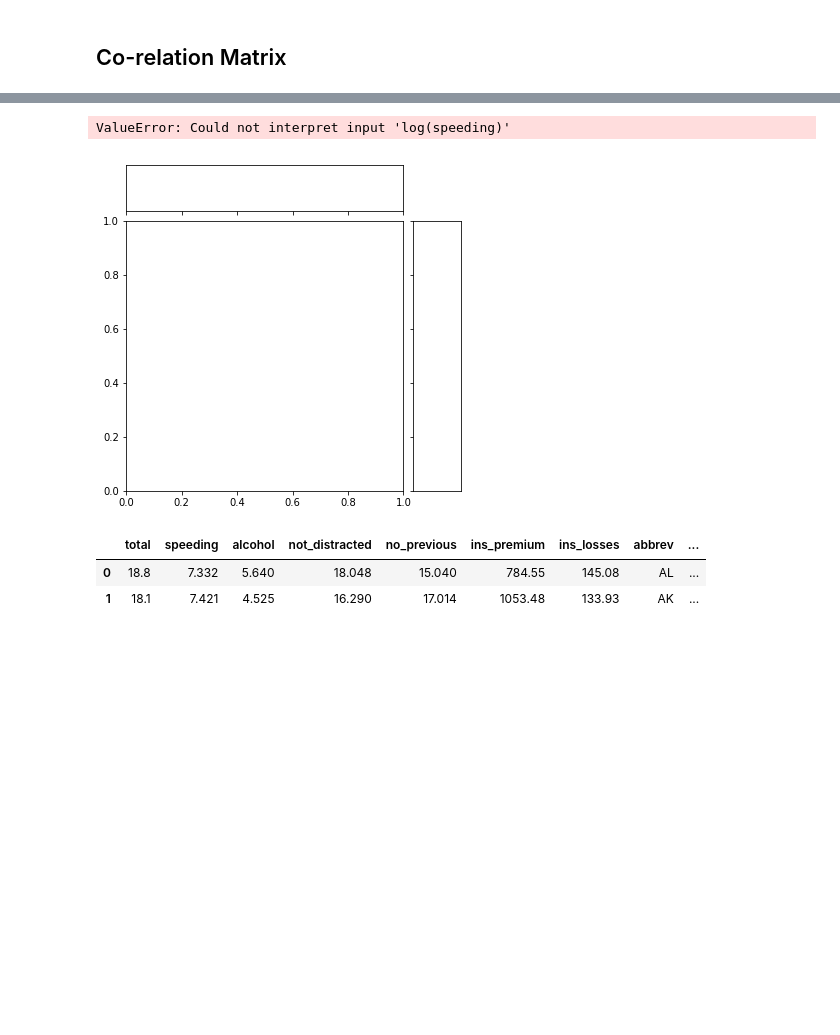
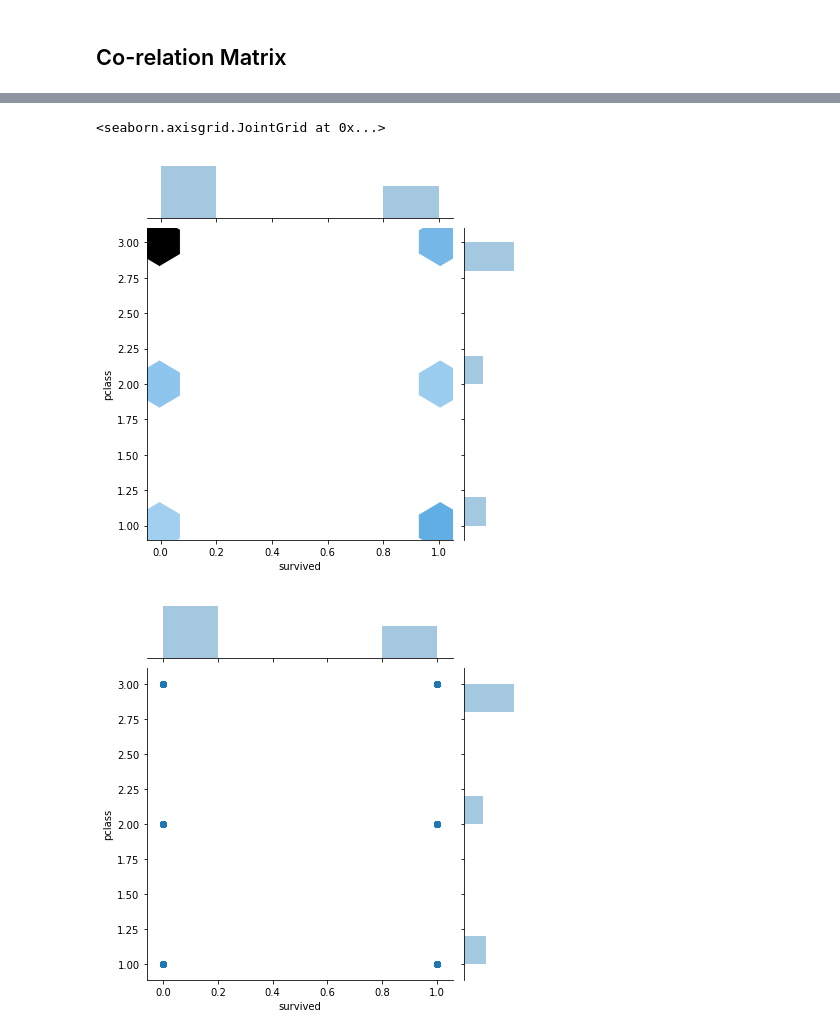
Before and after one commit to ZNClub-PA-ML-AI/DataVisuals, a Jupyter notebook: python/Plotting with Seaborn.ipynb, the cells around one changed output, grey strips where cells are left out. Saved outputs shown, nothing was run; the diff lists cells and outputs as text; code cells hidden in the pictures; blank space fills up the shorter version.

Commit message:
countplot and jointplot

```diff
--- a/python/Plotting with Seaborn.ipynb
+++ b/python/Plotting with Seaborn.ipynb
@@ -44,3 +44,6 @@ df.head(2)
 |  | total | speeding | alcohol | not_distracted | no_previous | ins_premium | ins_losses | abbrev |
 | 0 | 18.8 | 7.332 | 5.640 | 18.048 | 15.040 | 784.55 | 145.08 | AL |
 | 1 | 18.1 | 7.421 | 4.525 | 16.290 | 17.014 | 1053.48 | 133.93 | AK |
+# %%
+titanic = sns.load_dataset("titanic")
+titanic.head(2)
@@ -46,0 +56,3 @@ df.head(2)
+# %%
+df = car_crashes
+df = titanic
@@ -90,13 +96,11 @@ sns.countplot(df[categorials[0]])
 # %%
-sns.jointplot(x='alcohol', y='log(speeding)', data=df, kind='hex')
-sns.jointplot(x='alcohol', y='log(speeding)', data=df, kind='scatter')
+sns.jointplot(x = intervals[0], y = intervals[1], data=df, kind='hex')
+sns.jointplot(x = intervals[0], y = intervals[1], data=df, kind='scatter')
 # %% [output]
-ValueError: Could not interpret input 'log(speeding)'
+<seaborn.axisgrid.JointGrid at 0x...>
-[figure, old version]
+[figure, new version]
+[figure, added]
 # %%
-df['log(speeding)'] = df['speeding'].apply(np.log)
-df.head(2)
+if id(df) == id(car_crashes):
+    df['log(speeding)'] = df['speeding'].apply(np.log)
+    df.head(2)
-# %% [output]
-|  | total | speeding | alcohol | not_distracted | no_previous | ins_premium | ins_losses | abbrev | ... |
-| 0 | 18.8 | 7.332 | 5.640 | 18.048 | 15.040 | 784.55 | 145.08 | AL | ... |
-| 1 | 18.1 | 7.421 | 4.525 | 16.290 | 17.014 | 1053.48 | 133.93 | AK | ... |
```
Also changed, not shown: parts of 11 cells of this notebook.
